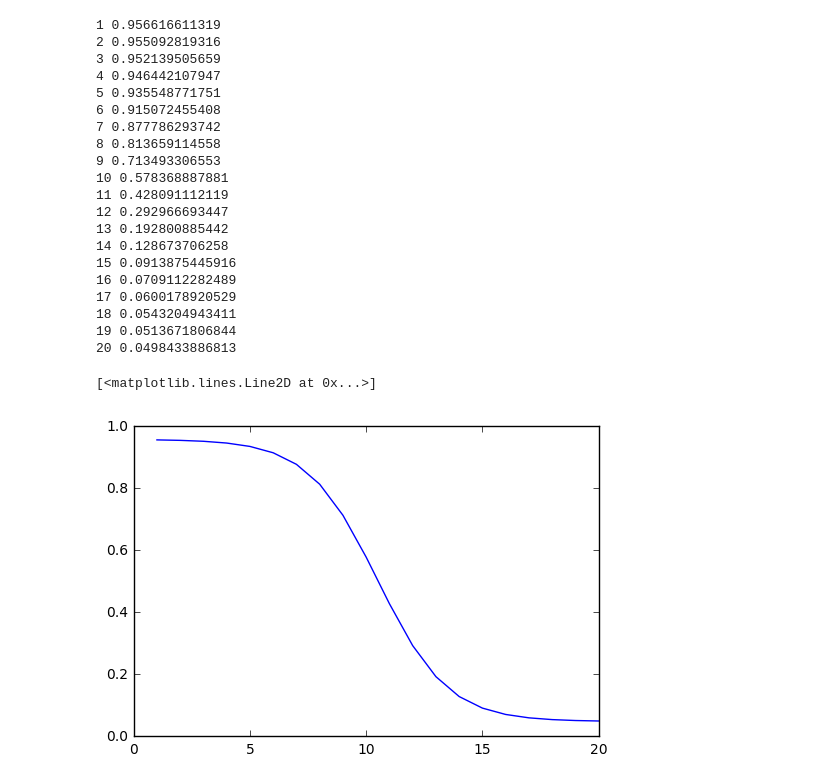
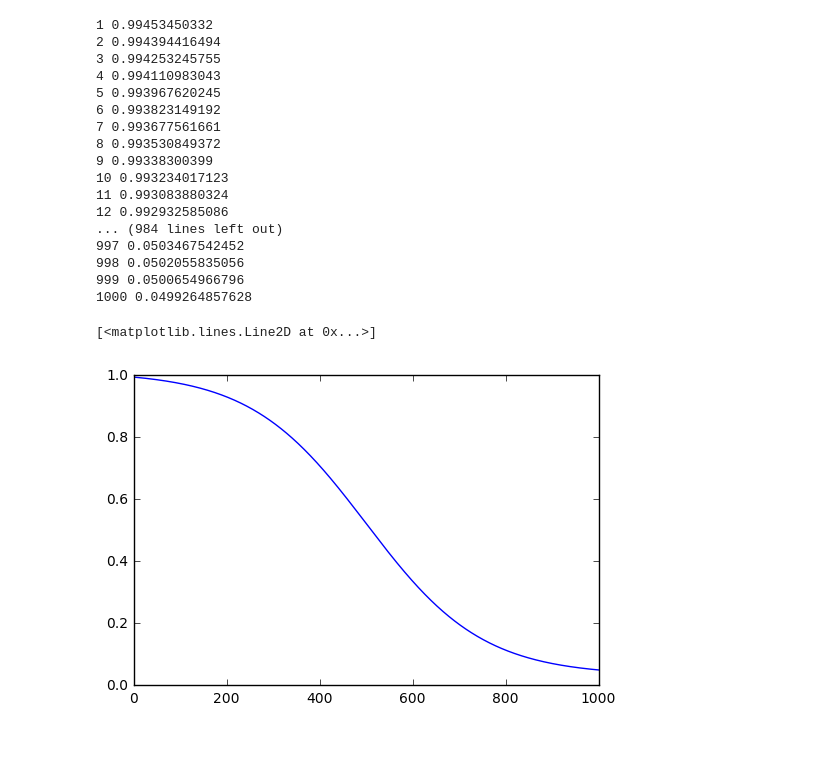
Before and after one commit to celsofaf/smartcab, a Jupyter notebook: Sigmoid test.ipynb, the cells around one changed output. Cells and saved outputs as stored; diff of their text form; code cells hidden in the pictures; blank space fills up the shorter version.

```diff
--- a/Sigmoid test.ipynb
+++ b/Sigmoid test.ipynb
@@ -6,10 +6,10 @@ import matplotlib.pyplot as plt
 def sigmoid(x):
     return 1 / (1 + np.exp(x))
 # %%
-x = range(1, 21)
+x = range(1, 101)
 y = []
 for xx in x:
-    y.append(sigmoid(xx/2.5 - 4) + 0.025)
+    y.append(sigmoid(xx/12.5 - 4) * 0.98 + 0.032)
     print xx, y[-1]
 plt.plot(x, y)
 # %% [output]
@@ -38,30 +35,27 @@ plt.plot(x, y)
 # %%
-x = range(1, 21)
+x = range(1, 1001)
 y = []
 for xx in x:
-    y.append((sigmoid(xx/1.5 - 7) + 0.053) * 0.91)
+    y.append(sigmoid(xx/125.0 - 4) * 0.98 + 0.0323)
     print xx, y[-1]
 plt.plot(x, y)
 # %% [output]
-1 0.956616611319
-2 0.955092819316
-3 0.952139505659
-4 0.946442107947
-5 0.935548771751
-6 0.915072455408
-7 0.877786293742
-8 0.813659114558
-9 0.713493306553
-10 0.578368887881
-11 0.428091112119
-12 0.292966693447
-13 0.192800885442
-14 0.128673706258
-15 0.0913875445916
-16 0.0709112282489
-17 0.0600178920529
-18 0.0543204943411
-19 0.0513671806844
-20 0.0498433886813
+1 0.99453450332
+2 0.994394416494
+3 0.994253245755
+4 0.994110983043
+5 0.993967620245
+6 0.993823149192
+7 0.993677561661
+8 0.993530849372
+9 0.99338300399
+10 0.993234017123
+11 0.993083880324
+12 0.992932585086
+... (984 lines left out)
+997 0.0503467542452
+998 0.0502055835056
+999 0.0500654966796
+1000 0.0499264857628
 [<matplotlib.lines.Line2D at 0x...>]
-[figure, old version]
+[figure, new version]
```
Also changed, not shown: parts of 1 cell of this notebook, 12 other files.
